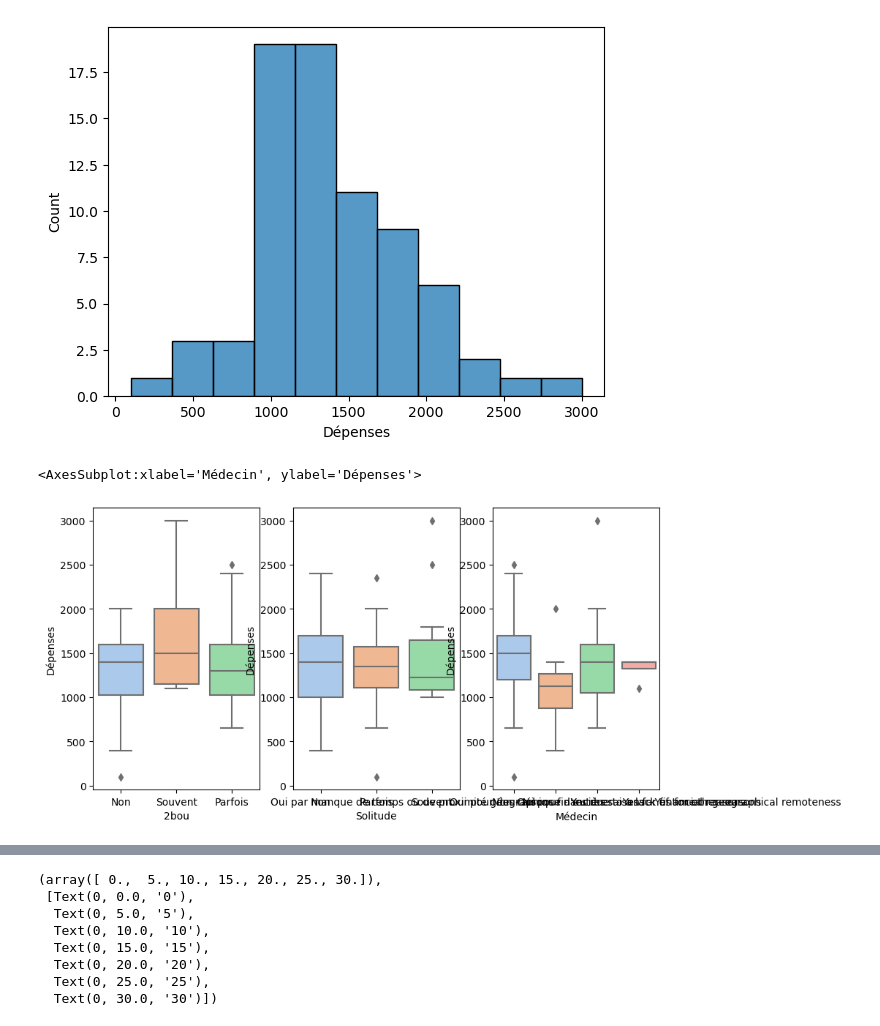
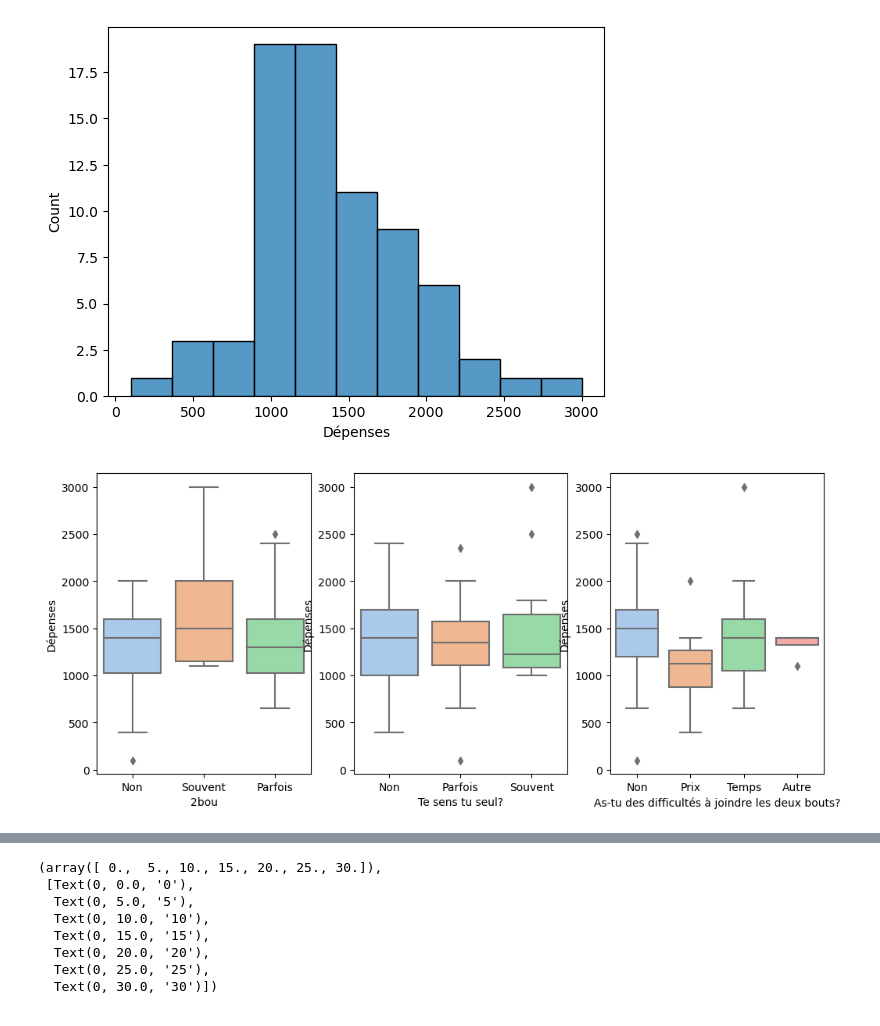
Before and after one commit to ClarissePierre/Precarite_Analyse, a Jupyter notebook: analyse.ipynb, the cells around one changed output, grey strips where cells are left out. Drawn from its saved outputs; the diff is of its cells as text; code cells hidden in the pictures.

Commit message:
add graphs

```diff
--- a/analyse.ipynb
+++ b/analyse.ipynb
@@ -865,26 +865,21 @@ sns.histplot(data=data_without_parents, x= 'Dépenses')
 <AxesSubplot:xlabel='Dépenses', ylabel='Count'>
 [figure]
 # %%
+# Test boxplot
+fig, axs = plt.subplots(1, 3, figsize=(12, 5))
 
-#Test boxplot
-fig, axs = plt.subplots(1,3, figsize=(10, 5))
+sns.boxplot(ax=axs[0], data=data_without_parents, y="Dépenses", x="2bou", palette='pastel')
+axs[0].set_xticklabels(['Non', 'Souvent', 'Parfois'])
 
-sns.boxplot(ax=axs[0],data=data_without_parents, y="Dépenses", x="2bou", palette='pastel')
-axs[0].set_xticklabels(['Non', 'Souvent','Parfois'])
-#axs[0].set_xtitle('As tu du mal à joindre les 2 bouts')
+sns.boxplot(ax=axs[1], data=data_without_parents, y="Dépenses", x="Solitude", palette='pastel')
+axs[1].set_xticklabels(['Non', 'Parfois', 'Souvent'])
+axs[1].set_xlabel('Te sens tu seul?')  # Added x-axis label for the second subplot
 
-sns.boxplot(ax=axs[1],data=data_without_parents, y="Dépenses", x="Solitude", palette='pastel')
-axs[1].set_xticklabels(['Non', 'Parfois','Souvent'])
+sns.boxplot(ax=axs[2], data=data_without_parents, y="Dépenses", x="Médecin", palette='pastel')
+axs[2].set_xticklabels(['Non', 'Prix', 'Temps', 'Autre'])
+axs[2].set_xlabel("As-tu des difficultés à joindre les deux bouts?")  # Added x-axis label for the third subplot
 
-sns.boxplot(ax=axs[2],data=data_without_parents, y="Dépenses", x="Médecin", palette='pastel')
-#axs[1].set_xticklabels(['Non', 'Parfois','Souvent'])
-
-
-#axs[1].set_xtitle('Te sens tu seul?')
-
-#plt.xlabel('Du mal à joindre les 2 bouts en fin de mois')
-#plt.title('Budget alimentaire et qualité/quantité de nourriture', fontsize=16)
+plt.show()
 # %% [output]
-<AxesSubplot:xlabel='Médecin', ylabel='Dépenses'>
-[figure, old version]
+[figure, new version]
 # %%
```
Also changed, not shown: parts of 16 cells of this notebook.
